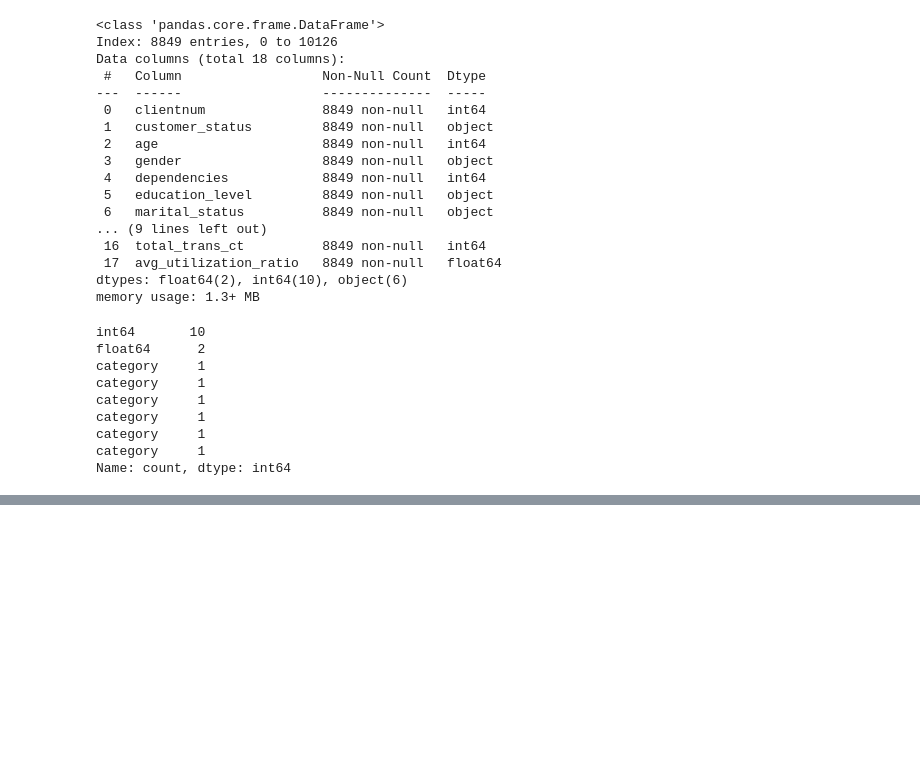
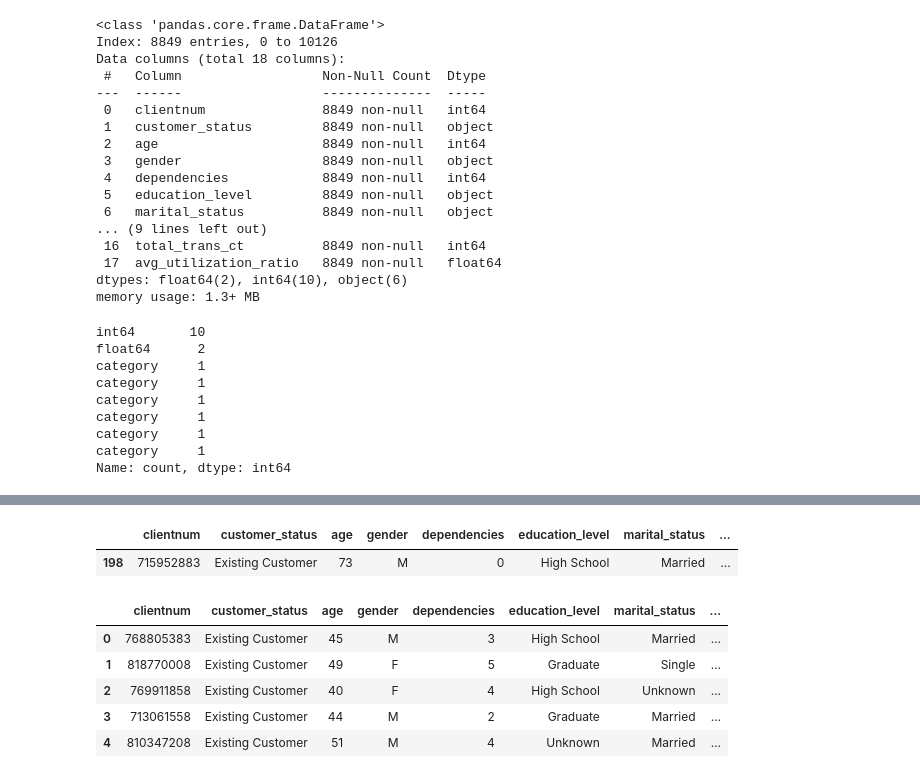
Before and after one commit to kumuduuk/churn-crushers, a Jupyter notebook: jupyter_notebooks/bankchurners.ipynb, the cells around one changed output, grey strips where cells are left out. Saved outputs shown, nothing was run; the diff lists cells and outputs as text; code cells hidden in the pictures; blank space fills up the shorter version.

```diff
--- a/jupyter_notebooks/bankchurners.ipynb
+++ b/jupyter_notebooks/bankchurners.ipynb
@@ -263,0 +298,3 @@ df.shape
+# %%
+# There are 7 rows that have unknown across all three categories.
+remove_unknown = df[(df['education_level'] == 'Unknown') & (df['marital_status'] == 'Unknown') & (df['income_category'] == 'Unknown')].shape
@@ -264,3 +303,8 @@ df.shape
+# %%
+df = df.drop(remove_unknown.index)
+# %%
+# Reset index to run continously after values have been dropped from dataset.
+df.reset_index(drop=True, inplace=True)
 # %% [markdown]
 ## 1.4 Column management
 Here we will drop any columns that are not relevant to our story, as well as tidy up any that we are keeping. One change will be to make all characters lowercase to remove the inconsistency of capitalised letters. We may also change column names to improve readability.
@@ -352,0 +418,16 @@ Name: count, dtype: int64
+# %%
+# Check that no one will fall outside range. Age bracket of 70-80 was added after seeing one value remained.
+df[(df['age'] > 70) | (df['age'] < 20)]
+# %% [output]
+|  | clientnum | customer_status | age | gender | dependencies | education_level | marital_status | ... |
+| 198 | 715952883 | Existing Customer | 73 | M | 0 | High School | Married | ... |
+# %%
+# Check new column has been added and working
+df.head(5)
+# %% [output]
+|  | clientnum | customer_status | age | gender | dependencies | education_level | marital_status | ... |
+| 0 | 768805383 | Existing Customer | 45 | M | 3 | High School | Married | ... |
+| 1 | 818770008 | Existing Customer | 49 | F | 5 | Graduate | Single | ... |
+| 2 | 769911858 | Existing Customer | 40 | F | 4 | High School | Unknown | ... |
+| 3 | 713061558 | Existing Customer | 44 | M | 2 | Graduate | Married | ... |
+| 4 | 810347208 | Existing Customer | 51 | M | 4 | Unknown | Married | ... |
```
Also changed, not shown: parts of 11 cells of this notebook.
